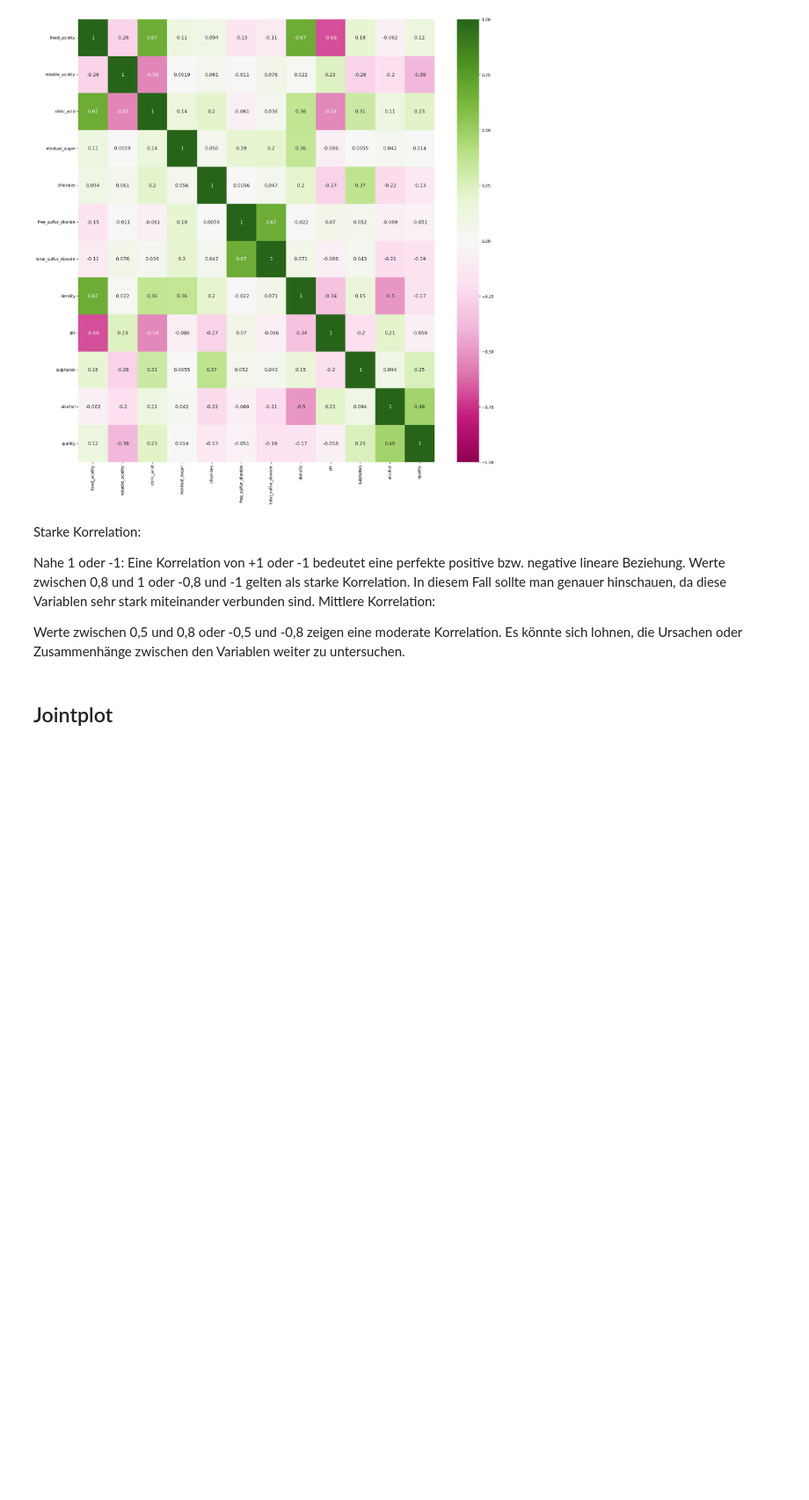
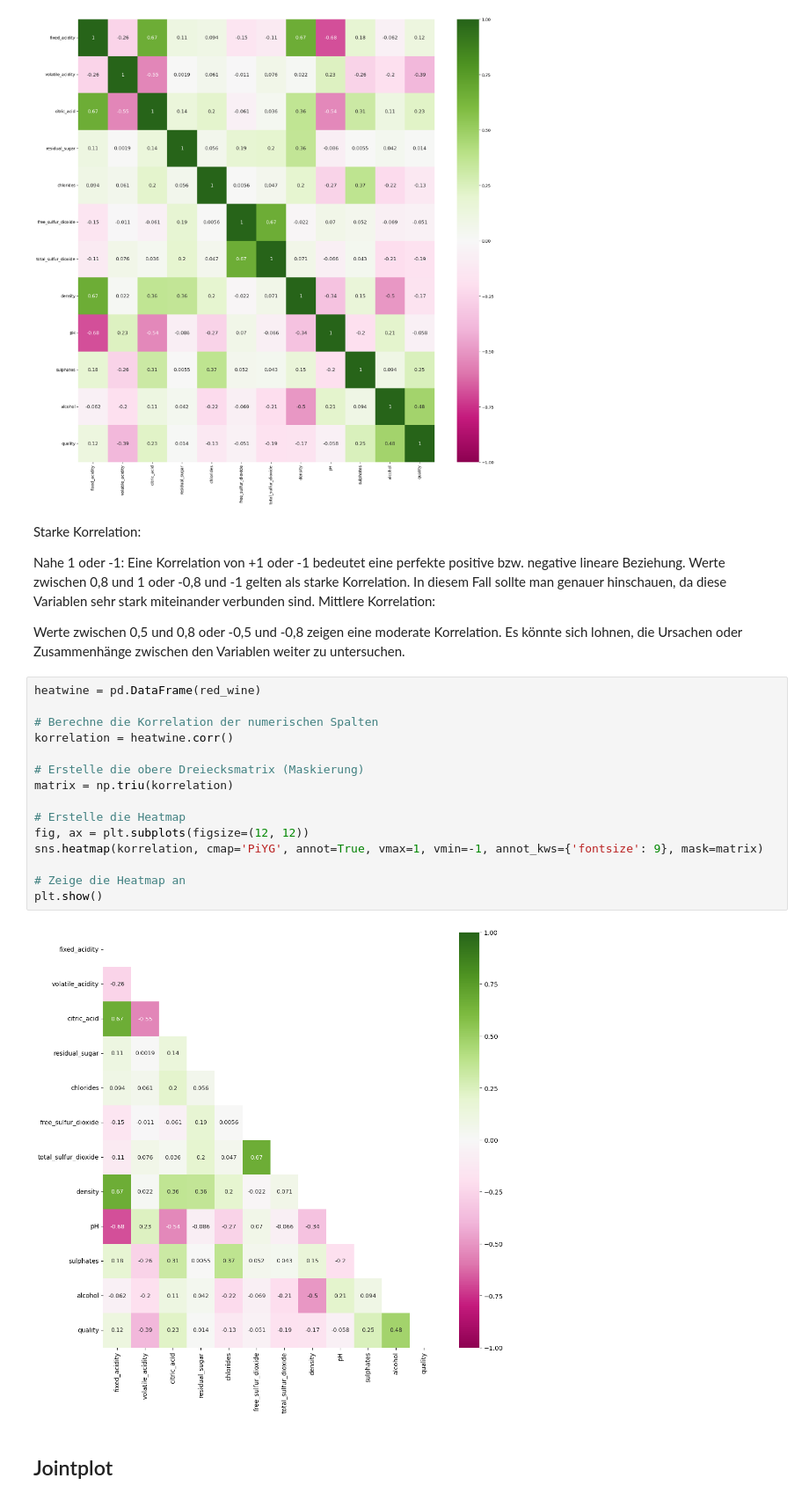
Before and after one commit to katybyte3000/Academy_Excercises, a Jupyter notebook: Project_02/sprint02/projekt02_sprint01-Dataexploration_Correlations.ipynb, the cells around one changed output. Shown at 88% size. Cells and saved outputs as stored; diff of their text form; blank space fills up the shorter version.

```diff
--- a/Project_02/sprint02/projekt02_sprint01-Dataexploration_Correlations.ipynb
+++ b/Project_02/sprint02/projekt02_sprint01-Dataexploration_Correlations.ipynb
@@ -197,6 +192,23 @@ Werte zwischen 0,8 und 1 oder -0,8 und -1 gelten als starke Korrelation. In dies
 Mittlere Korrelation:
 
 Werte zwischen 0,5 und 0,8 oder -0,5 und -0,8 zeigen eine moderate Korrelation. Es könnte sich lohnen, die Ursachen oder Zusammenhänge zwischen den Variablen weiter zu untersuchen.
+# %%
+heatwine = pd.DataFrame(red_wine)
+
+# Berechne die Korrelation der numerischen Spalten
+korrelation = heatwine.corr()
+
+# Erstelle die obere Dreiecksmatrix (Maskierung)
+matrix = np.triu(korrelation)
+
+# Erstelle die Heatmap
+fig, ax = plt.subplots(figsize=(12, 12))
+sns.heatmap(korrelation, cmap='PiYG', annot=True, vmax=1, vmin=-1, annot_kws={'fontsize': 9}, mask=matrix)
+
+# Zeige die Heatmap an
+plt.show()
+# %% [output]
+[figure, added]
 # %% [markdown]
 ## Jointplot
 # %% [markdown]
```
Also changed, not shown: parts of 9 cells of this notebook, 3 other files.
